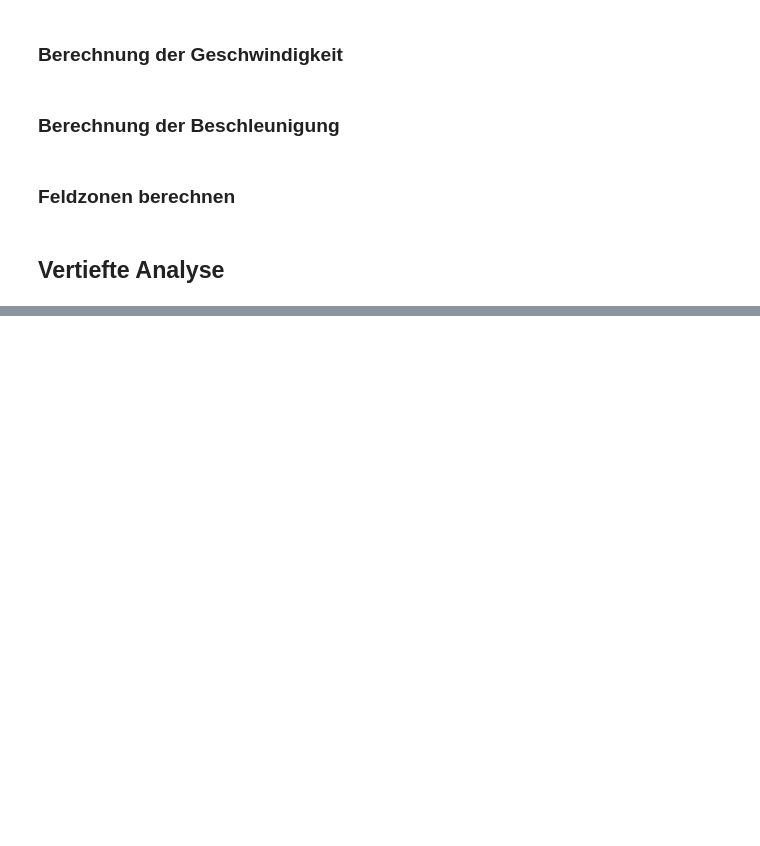
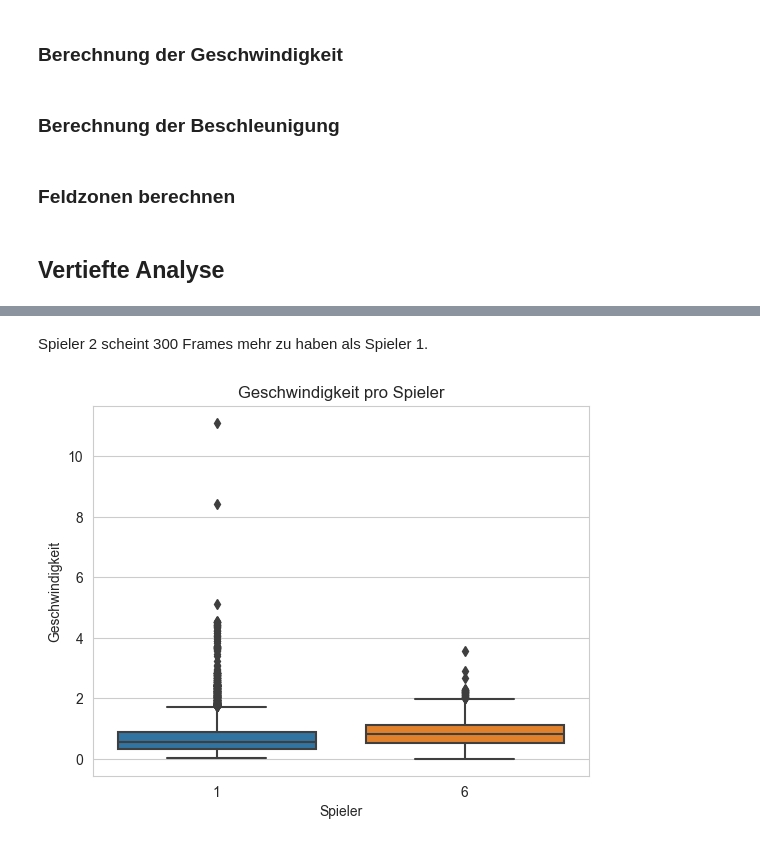
Before and after one commit to fhnw-ds/fhnw-cda2-tennis-analysis, a Jupyter notebook: field_analysis/eda_kevin_w.ipynb, the cells around one changed output, grey strips where cells are left out. Cells and saved outputs as stored; diff of their text form; code cells hidden in the pictures; blank space fills up the shorter version.

Commit message:
eda begonnen neu features erstell mit geschwindigkeit beschleunigung und spielzonen

```diff
--- a/field_analysis/eda_kevin_w.ipynb
+++ b/field_analysis/eda_kevin_w.ipynb
@@ -313,0 +341,10 @@ data.head()
+# %% [markdown]
+Spieler 2 scheint 300 Frames mehr zu haben als Spieler 1.
+# %%
+sns.boxplot(y="geschwindigkeit", x="object_id", data=data)
+plt.title("Geschwindigkeit pro Spieler")
+plt.xlabel("Spieler")
+plt.ylabel("Geschwindigkeit")
+plt.show()
+# %% [output]
+[figure, added]
```
Also changed, not shown: parts of 20 cells of this notebook.
